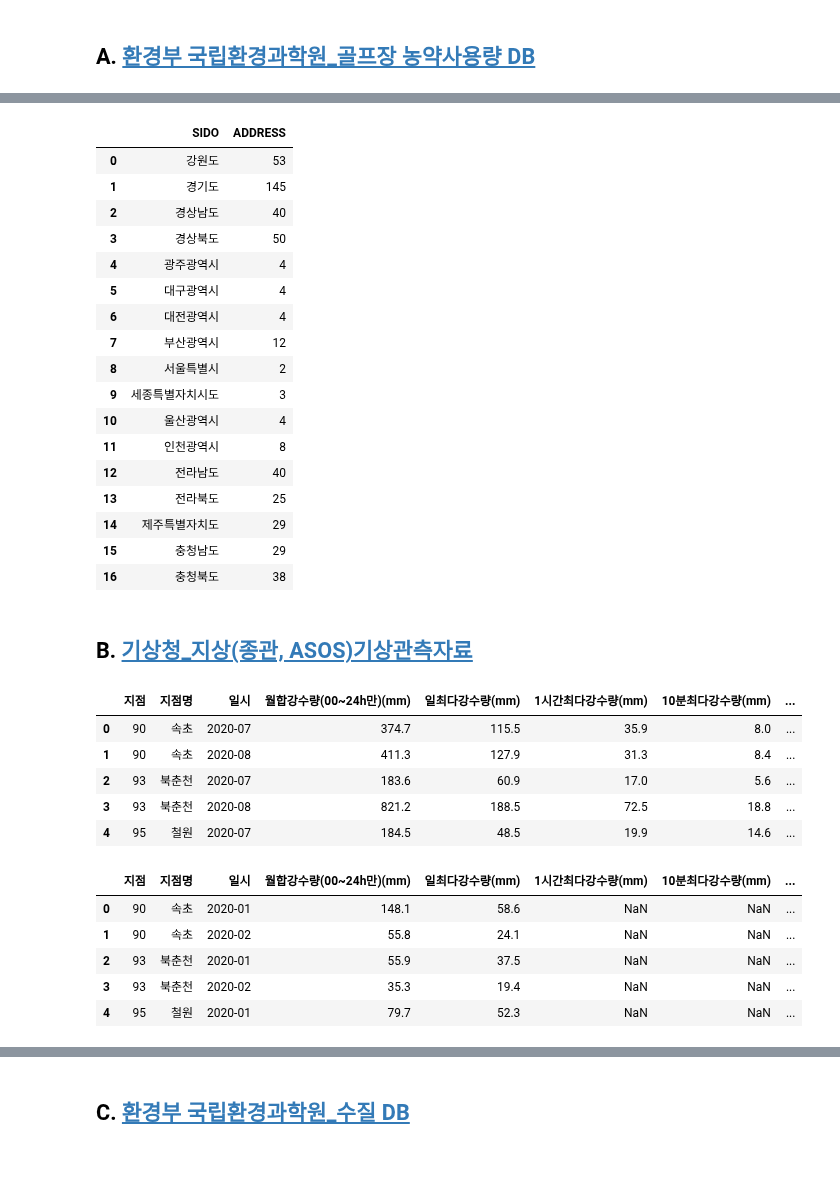
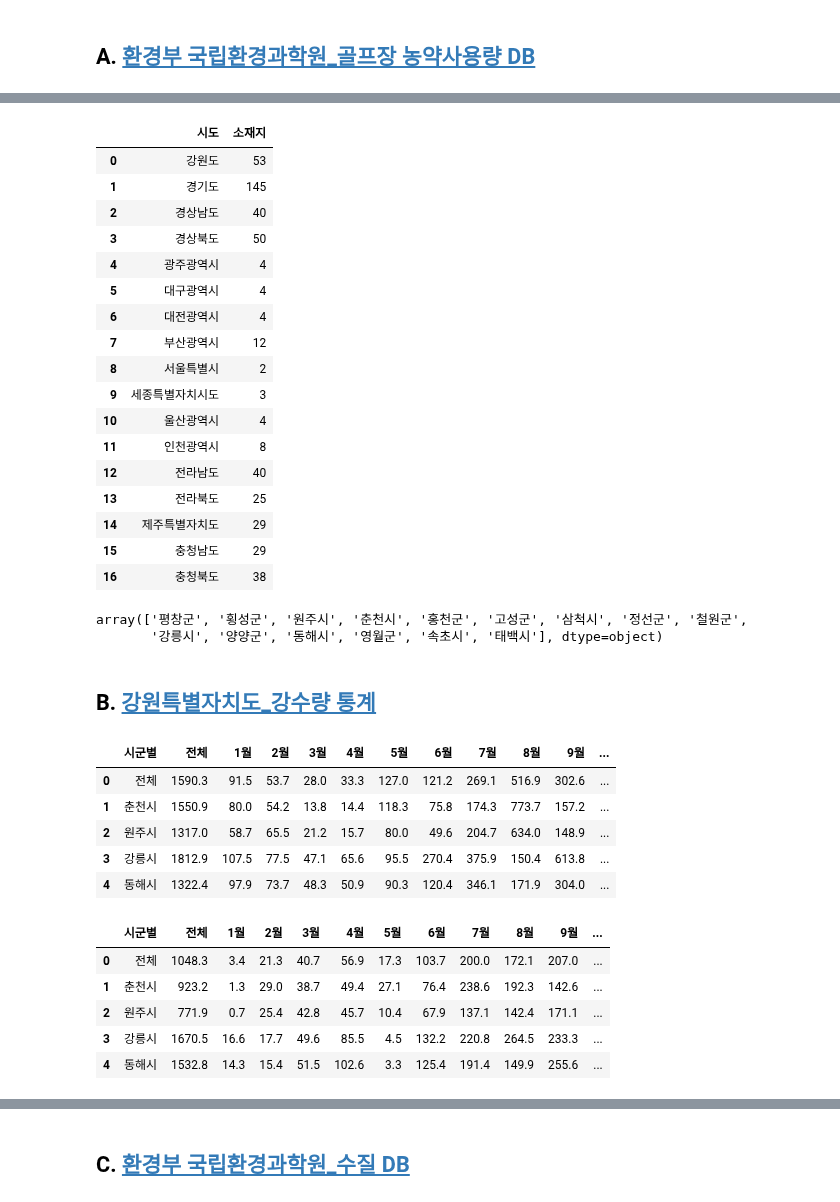
Before and after one commit to viola2002/dartb, a Jupyter notebook: contest/2024ecothon/code/data-collecting.ipynb, the cells around one changed output, grey strips where cells are left out. Cells and saved outputs as stored; diff of their text form; code cells hidden in the pictures; blank space fills up the shorter version.

```diff
--- a/contest/2024ecothon/code/data-collecting.ipynb
+++ b/contest/2024ecothon/code/data-collecting.ipynb
@@ -56,10 +93,10 @@ golf
 # %%
 golf.to_csv('../data/golf.csv', index=False, encoding='utf-8-sig')
 # %%
-unique_addresses = golf.groupby('SIDO')['ADDRESS'].nunique().reset_index()
+unique_addresses = golf.groupby('시도')['소재지'].nunique().reset_index()
 unique_addresses
 # %% [output]
-|  | SIDO | ADDRESS |
+|  | 시도 | 소재지 |
 | 0 | 강원도 | 53 |
 | 1 | 경기도 | 145 |
 | 2 | 경상남도 | 40 |
@@ -77,3 +114,8 @@ unique_addresses
 | 14 | 제주특별자치도 | 29 |
 | 15 | 충청남도 | 29 |
 | 16 | 충청북도 | 38 |
+# %%
+golf[golf['시도']=='강원도']['시군구'].unique()
+# %% [output]
+array(['평창군', '횡성군', '원주시', '춘천시', '홍천군', '고성군', '삼척시', '정선군', '철원군',
+       '강릉시', '양양군', '동해시', '영월군', '속초시', '태백시'], dtype=object)
@@ -80,23 +124,24 @@ unique_addresses
 # %% [markdown]
-## B. [기상청_지상(종관, ASOS)기상관측자료](https://www.data.go.kr/data/15043648/fileData.do)
+## B. [강원특별자치도_강수량 통계](https://www.data.go.kr/data/3081221/fileData.do)
 # %%
-rain_summer = pd.read_csv('../data/OBS_ASOS_MNH_20240524000233.csv', encoding='cp949')
-rain_winter = pd.read_csv('../data/OBS_ASOS_MNH_20240524000245.csv', encoding='cp949')
+rain_2020 = pd.read_csv('../data/강수량_20240526105254.csv', encoding='cp949', header=1)
+rain_2019 = pd.read_csv('../data/강수량_20240526105308.csv', encoding='cp949', header=1)
+rain_2018 = pd.read_csv('../data/강수량_20240526105317.csv', encoding='cp949', header=1)
 # %%
-rain_summer.head()
+rain_2020.head()
 # %% [output]
-|  | 지점 | 지점명 | 일시 | 월합강수량(00~24h만)(mm) | 일최다강수량(mm) | 1시간최다강수량(mm) | 10분최다강수량(mm) | ... |
-| 0 | 90 | 속초 | 2020-07 | 374.7 | 115.5 | 35.9 | 8.0 | ... |
-| 1 | 90 | 속초 | 2020-08 | 411.3 | 127.9 | 31.3 | 8.4 | ... |
-| 2 | 93 | 북춘천 | 2020-07 | 183.6 | 60.9 | 17.0 | 5.6 | ... |
-| 3 | 93 | 북춘천 | 2020-08 | 821.2 | 188.5 | 72.5 | 18.8 | ... |
-| 4 | 95 | 철원 | 2020-07 | 184.5 | 48.5 | 19.9 | 14.6 | ... |
+|  | 시군별 | 전체 | 1월 | 2월 | 3월 | 4월 | 5월 | 6월 | 7월 | 8월 | 9월 | ... |
+| 0 | 전체 | 1590.3 | 91.5 | 53.7 | 28.0 | 33.3 | 127.0 | 121.2 | 269.1 | 516.9 | 302.6 | ... |
+| 1 | 춘천시 | 1550.9 | 80.0 | 54.2 | 13.8 | 14.4 | 118.3 | 75.8 | 174.3 | 773.7 | 157.2 | ... |
+| 2 | 원주시 | 1317.0 | 58.7 | 65.5 | 21.2 | 15.7 | 80.0 | 49.6 | 204.7 | 634.0 | 148.9 | ... |
+| 3 | 강릉시 | 1812.9 | 107.5 | 77.5 | 47.1 | 65.6 | 95.5 | 270.4 | 375.9 | 150.4 | 613.8 | ... |
+| 4 | 동해시 | 1322.4 | 97.9 | 73.7 | 48.3 | 50.9 | 90.3 | 120.4 | 346.1 | 171.9 | 304.0 | ... |
 # %%
-rain_winter.head()
+rain_2019.head()
 # %% [output]
-|  | 지점 | 지점명 | 일시 | 월합강수량(00~24h만)(mm) | 일최다강수량(mm) | 1시간최다강수량(mm) | 10분최다강수량(mm) | ... |
-| 0 | 90 | 속초 | 2020-01 | 148.1 | 58.6 | NaN | NaN | ... |
-| 1 | 90 | 속초 | 2020-02 | 55.8 | 24.1 | NaN | NaN | ... |
-| 2 | 93 | 북춘천 | 2020-01 | 55.9 | 37.5 | NaN | NaN | ... |
-| 3 | 93 | 북춘천 | 2020-02 | 35.3 | 19.4 | NaN | NaN | ... |
-| 4 | 95 | 철원 | 2020-01 | 79.7 | 52.3 | NaN | NaN | ... |
+|  | 시군별 | 전체 | 1월 | 2월 | 3월 | 4월 | 5월 | 6월 | 7월 | 8월 | 9월 | ... |
+| 0 | 전체 | 1048.3 | 3.4 | 21.3 | 40.7 | 56.9 | 17.3 | 103.7 | 200.0 | 172.1 | 207.0 | ... |
+| 1 | 춘천시 | 923.2 | 1.3 | 29.0 | 38.7 | 49.4 | 27.1 | 76.4 | 238.6 | 192.3 | 142.6 | ... |
+| 2 | 원주시 | 771.9 | 0.7 | 25.4 | 42.8 | 45.7 | 10.4 | 67.9 | 137.1 | 142.4 | 171.1 | ... |
+| 3 | 강릉시 | 1670.5 | 16.6 | 17.7 | 49.6 | 85.5 | 4.5 | 132.2 | 220.8 | 264.5 | 233.3 | ... |
+| 4 | 동해시 | 1532.8 | 14.3 | 15.4 | 51.5 | 102.6 | 3.3 | 125.4 | 191.4 | 149.9 | 255.6 | ... |
```
Also changed, not shown: parts of 36 cells of this notebook.
